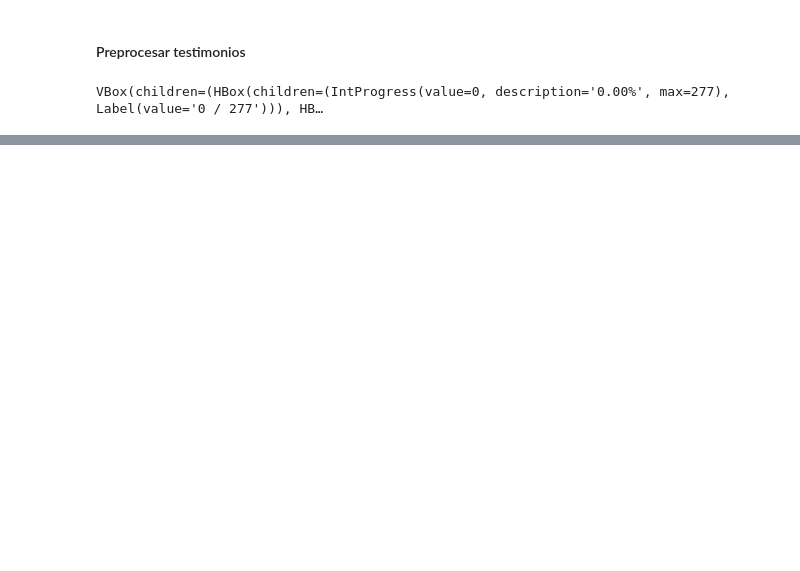
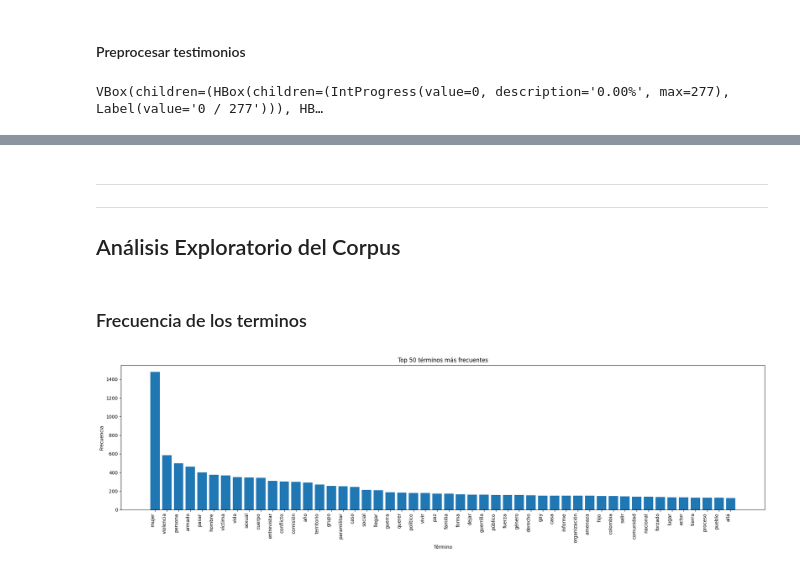
Before and after one commit to CristianCardozoAmin/procesamiento_lenguaje_natural_javer, a Jupyter notebook: taller_ir/notebooks/main_pipeline.ipynb, the cells around one changed output, grey strips where cells are left out. Saved outputs shown, nothing was run; the diff lists cells and outputs as text; code cells hidden in the pictures; blank space fills up the shorter version.

Commit message:
Add Análisis Exploratorio del Corpus

```diff
--- a/taller_ir/notebooks/main_pipeline.ipynb
+++ b/taller_ir/notebooks/main_pipeline.ipynb
@@ -215,2 +261,16 @@ df_testimonios.head(3)
 # %%
 df_testimonios.to_csv("../data/output/testimonios_cev_preprocesado.csv", index=False, encoding="utf-8", sep="|")
+# %% [markdown]
+----
+----
+## Análisis Exploratorio del Corpus
+# %%
+# Cargar los datos preprocesados
+df_libro = pd.read_csv("../data/output/libro_cev_preprocesado.csv", sep="|", encoding="utf-8")
+df_testimonios = pd.read_csv("../data/output/testimonios_cev_preprocesado.csv", sep="|", encoding="utf-8")
+# %% [markdown]
+### Frecuencia de los terminos
+# %%
+graficar_frecuencias(df_libro, "contenido_preprocesado", top_n=50, min_len=1)
+# %% [output]
+[figure, added]
```
Also changed, not shown: parts of 13 cells of this notebook, 7 other files.
